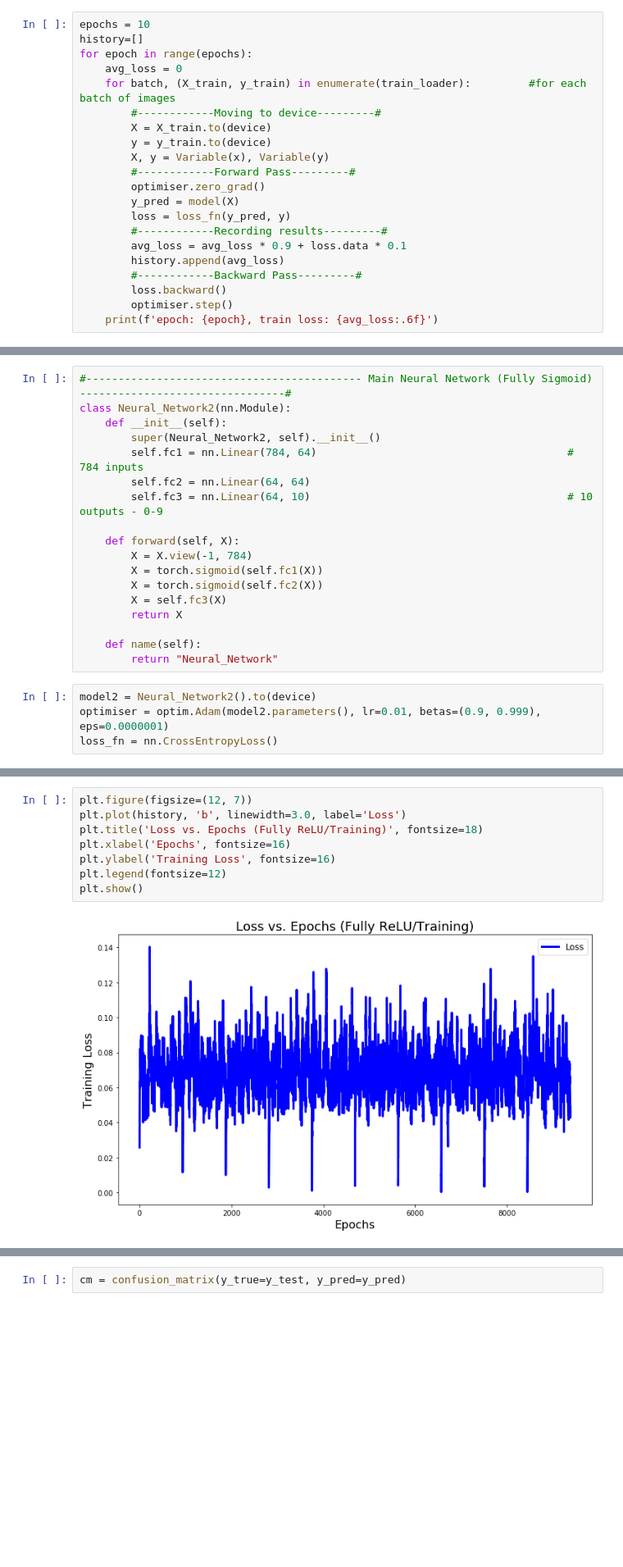
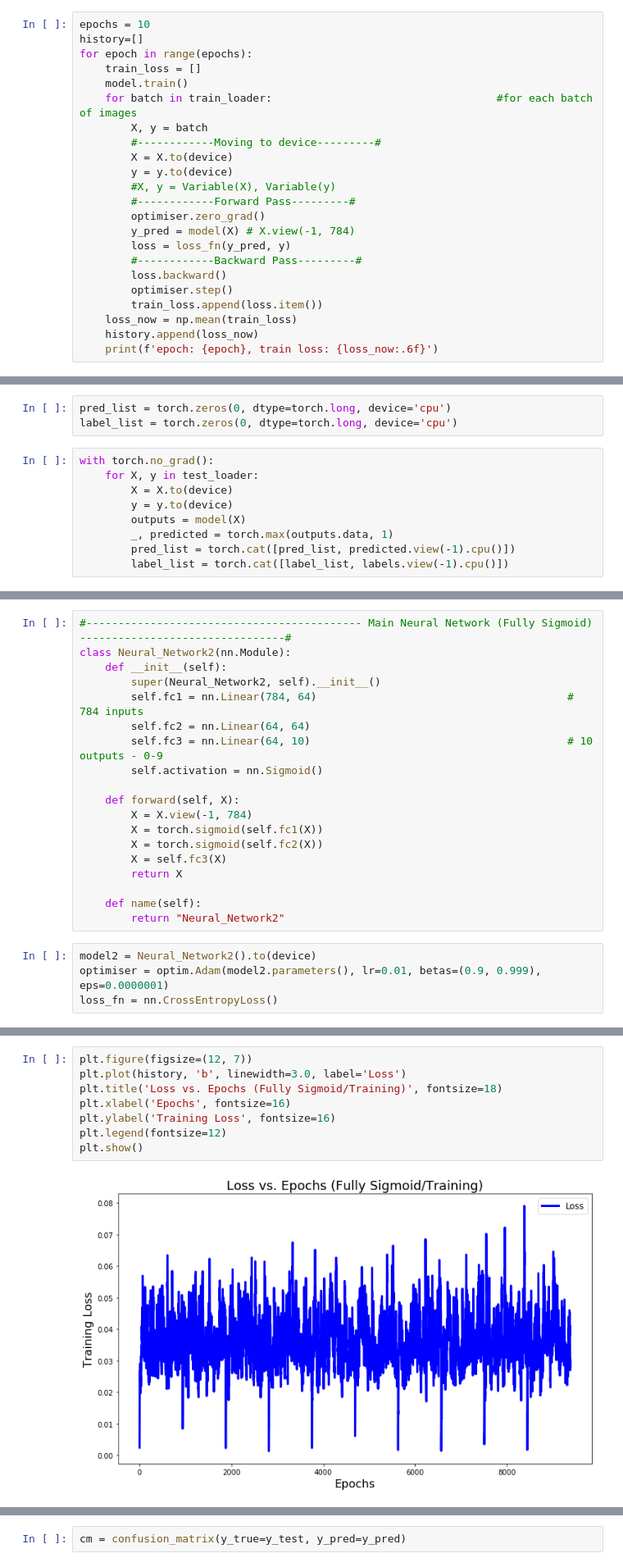
Before and after one commit to Assassinsarms/INM702_Coursework, a Jupyter notebook: T3Aaron_Mir_INM702_Task_3.ipynb, the cells around one changed output, grey strips where cells are left out. Shown at 82% size. Saved outputs shown, nothing was run; the diff lists cells and outputs as text; blank space fills up the shorter version.

```diff
--- a/T3Aaron_Mir_INM702_Task_3.ipynb
+++ b/T3Aaron_Mir_INM702_Task_3.ipynb
@@ -114,21 +116,23 @@ loss_fn = nn.CrossEntropyLoss()
 epochs = 10
 history=[]
 for epoch in range(epochs):
-    avg_loss = 0
-    for batch, (X_train, y_train) in enumerate(train_loader):         #for each batch of images
+    train_loss = []
+    model.train()
+    for batch in train_loader:                                   #for each batch of images
+        X, y = batch
         #------------Moving to device---------#
-        X = X_train.to(device)
-        y = y_train.to(device)
-        X, y = Variable(x), Variable(y)
+        X = X.to(device)
+        y = y.to(device)
+        #X, y = Variable(X), Variable(y)
         #------------Forward Pass---------#
         optimiser.zero_grad()
-        y_pred = model(X)
+        y_pred = model(X) # X.view(-1, 784)
         loss = loss_fn(y_pred, y)
-        #------------Recording results---------#
-        avg_loss = avg_loss * 0.9 + loss.data * 0.1
-        history.append(avg_loss)
         #------------Backward Pass---------#
         loss.backward()
         optimiser.step()
-    print(f'epoch: {epoch}, train loss: {avg_loss:.6f}')
+        train_loss.append(loss.item())
+    loss_now = np.mean(train_loss)
+    history.append(loss_now)
+    print(f'epoch: {epoch}, train loss: {loss_now:.6f}')
 # %% [output]
@@ -154,0 +159,12 @@ plt.show()
+# %%
+pred_list = torch.zeros(0, dtype=torch.long, device='cpu')
+label_list = torch.zeros(0, dtype=torch.long, device='cpu')
+# %%
+with torch.no_grad():
+    for X, y in test_loader:
+        X = X.to(device)
+        y = y.to(device)
+        outputs = model(X)
+        _, predicted = torch.max(outputs.data, 1)
+        pred_list = torch.cat([pred_list, predicted.view(-1).cpu()])
+        label_list = torch.cat([label_list, labels.view(-1).cpu()])
@@ -160,6 +252,7 @@ class Neural_Network2(nn.Module):
         self.fc1 = nn.Linear(784, 64)                                       # 784 inputs
         self.fc2 = nn.Linear(64, 64)
         self.fc3 = nn.Linear(64, 10)                                        # 10 outputs - 0-9
+        self.activation = nn.Sigmoid()
 
     def forward(self, X):
         X = X.view(-1, 784)
@@ -169,7 +262,7 @@ class Neural_Network2(nn.Module):
         return X
 
     def name(self):
-        return "Neural_Network"
+        return "Neural_Network2"
 # %%
 model2 = Neural_Network2().to(device)
 optimiser = optim.Adam(model2.parameters(), lr=0.01, betas=(0.9, 0.999), eps=0.0000001)
@@ -209,10 +302,10 @@ epoch: 9, batch index:938, train loss: 0.043569
 # %%
 plt.figure(figsize=(12, 7))
 plt.plot(history, 'b', linewidth=3.0, label='Loss')
-plt.title('Loss vs. Epochs (Fully ReLU/Training)', fontsize=18)
+plt.title('Loss vs. Epochs (Fully Sigmoid/Training)', fontsize=18)
 plt.xlabel('Epochs', fontsize=16)
 plt.ylabel('Training Loss', fontsize=16)
 plt.legend(fontsize=12)
 plt.show()
 # %% [output]
-[figure, old version]
+[figure, new version]
```
Also changed, not shown: parts of 19 cells of this notebook, 1 other file.
